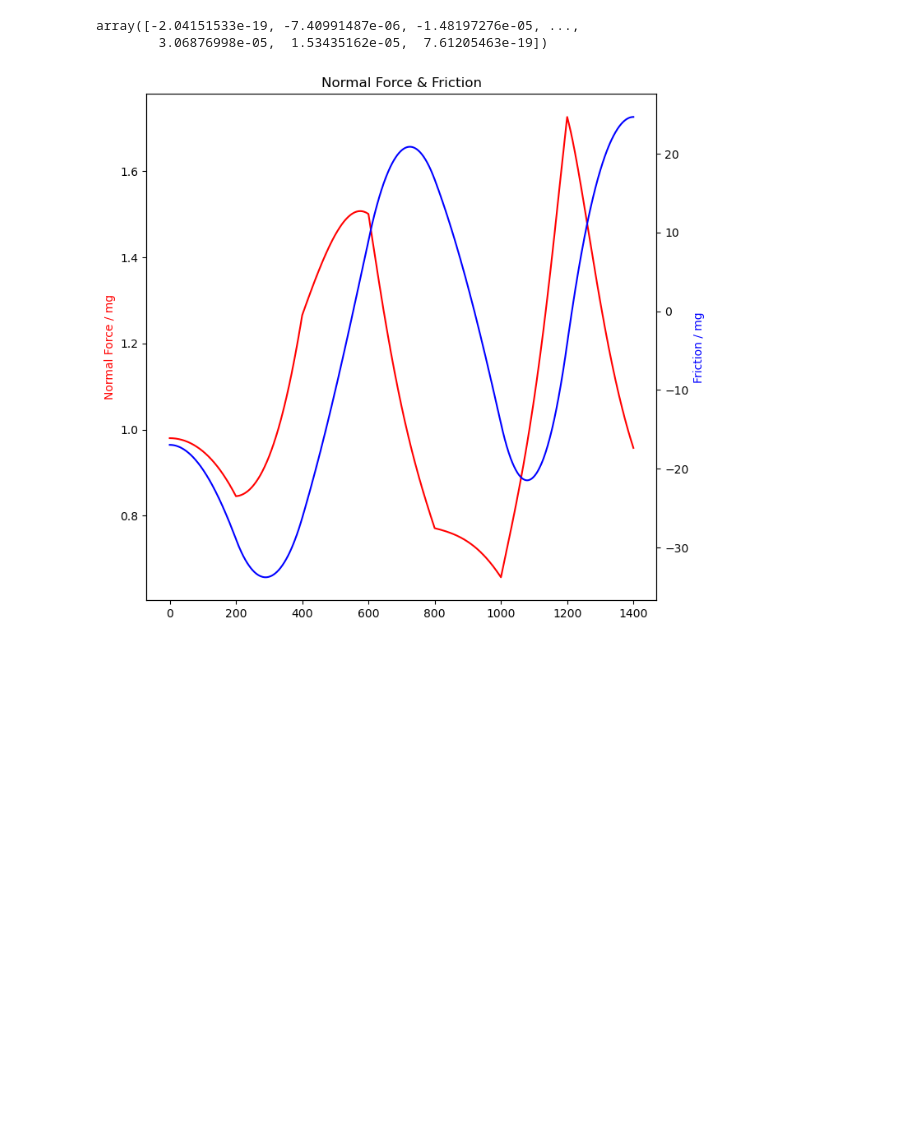
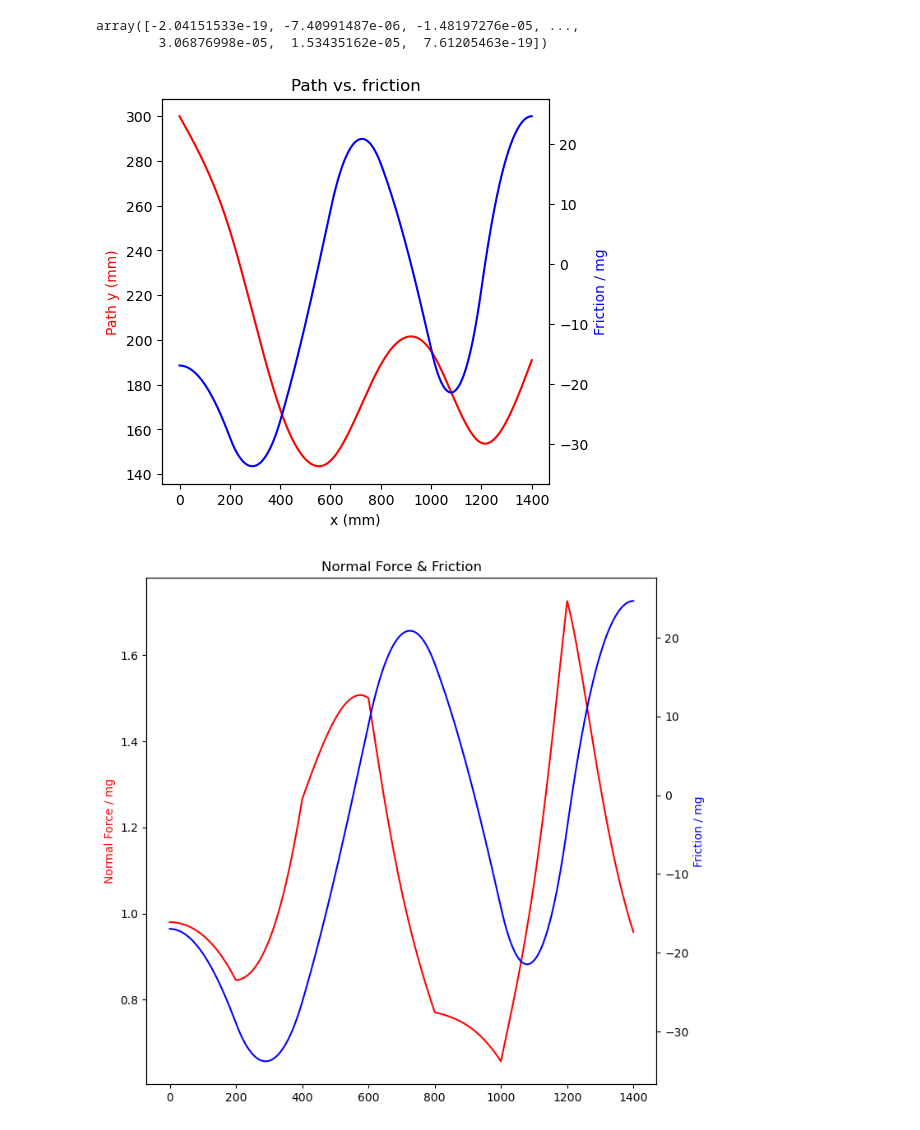
Before and after one commit to halvorlinder/Fysikklab, a Jupyter notebook: baneform_V23.ipynb, the cells around one changed output. Saved outputs shown, nothing was run; the diff lists cells and outputs as text; code cells hidden in the pictures; blank space fills up the shorter version.

```diff
--- a/baneform_V23.ipynb
+++ b/baneform_V23.ipynb
@@ -192,6 +194,20 @@ normal_force = M * (g * np.cos(np.array(beta)) + sentripetal_acceleration)
 path_acceleration = - (5*g*np.sin(np.array(beta))/7)
 # %%
 friction = c / (1+c) * M*g*np.sin(np.array(beta))
+# %%
+fig, ax1 = plt.subplots(figsize=(5, 5))
+ax1.set_xlabel("x (mm)")
+ax2 = ax1.twinx()
+
+ax1.plot(x, y, color="red")
+ax2.plot(x, friction, color="blue")
+
+ax1.set_ylabel("Path y (mm)", color="red")
+ax2.set_ylabel("Friction / mg", color="blue")
+plt.title("Path vs. friction")
+fig.savefig("path_vs_f.png", bbox_inches='tight')
+# %% [output]
+[figure, added]
 # %%
 fig, ax1 = plt.subplots(figsize=(8, 8))
 ax2 = ax1.twinx()
```
Also changed, not shown: parts of 5 cells of this notebook.
